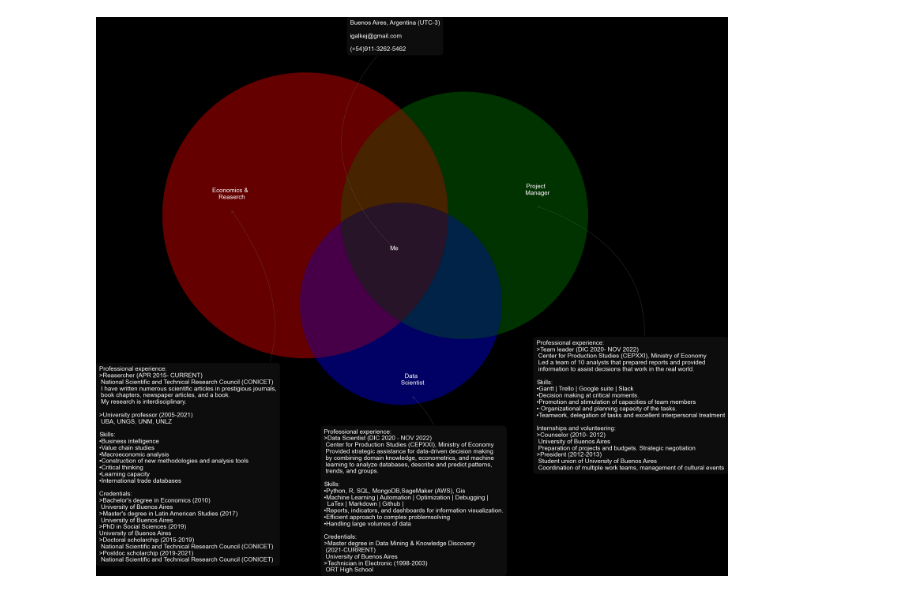
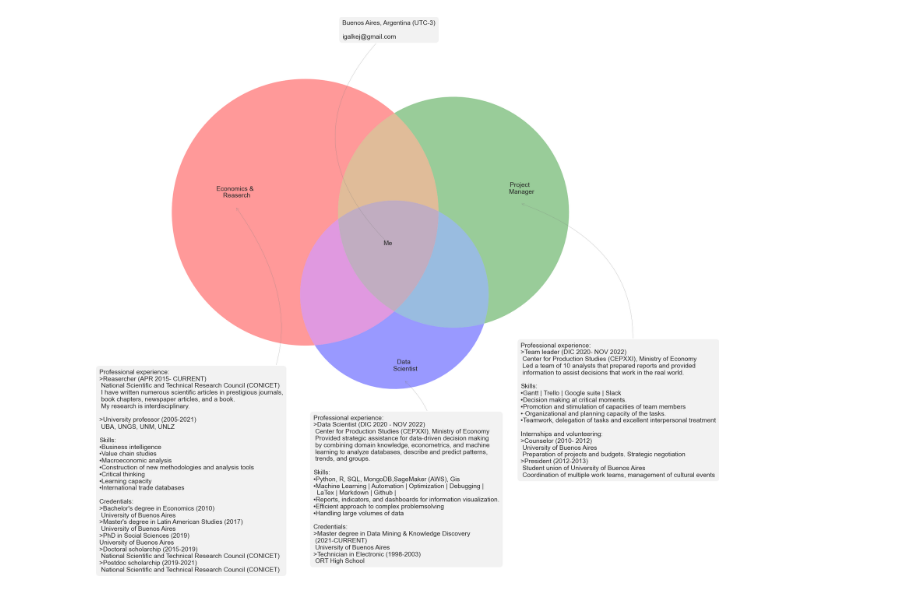
Before and after one commit to igalkej/igalkej, a Jupyter notebook: about_me.ipynb, the cells around one changed output. Saved outputs shown, nothing was run; the diff lists cells and outputs as text; code cells hidden in the pictures.

```diff
--- a/about_me.ipynb
+++ b/about_me.ipynb
@@ -3,9 +3,9 @@ from matplotlib import pyplot as plt
 from matplotlib_venn import venn3, venn3_circles, venn3_unweighted
 import numpy as np
 
-plt.style.use('dark_background')
-#plt.style.use('seaborn')
-params = {'figure.figsize': (20, 25),
+#plt.style.use('dark_background')
+plt.style.use('seaborn')
+params = {'figure.figsize': (18, 20),
               'axes.labelsize': 20,
               'axes.titlesize': 30,
               'xtick.labelsize': 20,
@@ -19,33 +19,34 @@ v = venn3_unweighted(subsets=(1, 1, 1, 1, 1, 1, 1),
 v.get_label_by_id('100').set_text("Economics & \n Reaserch")
 v.get_label_by_id('010').set_text("Project \n Manager")
 v.get_label_by_id('001').set_text("Data \n Scientist")
 v.get_label_by_id('101').set_text("")
 v.get_label_by_id('011').set_text("")
 v.get_label_by_id('110').set_text("")
 v.get_label_by_id('111').set_text("Me")
 
-about =  "Buenos Aires, Argentina (UTC-3)\n\nigalkej@gmail.com\n\n(+54)911-3262-5462"
+about =  "Buenos Aires, Argentina (UTC-3)\n\nigalkej@gmail.com"
 data_sc = "Professional experience:\n>Data Scientist (DIC 2020 - NOV 2022)\n Center for Production Studies (CEPXXI), Ministry of Economy\n Provided strategic assistance for data-driven decision making\n by combining domain knowledge, econometrics, and machine\n learning to analyze databases, describe and predict patterns,\n trends, and groups.\n\nSkills:\n•Python, R, SQL, MongoDB,SageMaker (AWS), Gis\n•Machine Learning | Automation | Optimization | Debugging |\n  LaTex | Markdown | Github |\n•Reports, indicators, and dashboards for information visualization.\n•Efficient approach to complex problemsolving\n•Handling large volumes of data\n\nCredentials:\n>Master degree in Data Mining & Knowledge Discovery\n (2021-CURRENT)\n University of Buenos Aires\n>Technician in Electronic (1998-2003)\n ORT High School"
 e_and_r = "Professional experience:\n>Reasercher (APR 2015- CURRENT)\n National Scientific and Technical Research Council (CONICET)\n I have written numerous scientific articles in prestigious journals,\n book chapters, newspaper articles, and a book.\n My research is interdisciplinary.\n\n>University professor (2005-2021)\n UBA, UNGS, UNM, UNLZ\n\nSkills:\n•Business intelligence\n•Value chain studies\n•Macroeconomic analysis\n•Construction of new methodologies and analysis tools\n•Critical thinking\n•Learning capacity\n•International trade databases\n\nCredentials:\n>Bachelor's degree in Economics (2010)\n University of Buenos Aires\n>Master's degree in Latin American Studies (2017)\n University of Buenos Aires\n>PhD in Social Sciences (2019)\nUniversity of Buenos Aires\n>Doctoral scholarchip (2015-2019)\n National Scientific and Technical Research Council (CONICET)\n>Postdoc scholarchip (2019-2021)\n National Scientific and Technical Research Council (CONICET)"
 
 pm="Professional experience:\n>Team leader (DIC 2020- NOV 2022)\n Center for Production Studies (CEPXXI), Ministry of Economy\n Led a team of 10 analysts that prepared reports and provided\n information to assist decisions that work in the real world.\n\nSkills:\n•Gantt | Trello | Google suite | Slack\n•Decision making at critical moments.\n•Promotion and stimulation of capacities of team members\n•·Organizational and planning capacity of the tasks.\n•Teamwork, delegation of tasks and excellent interpersonal treatment\n\nInternships and volunteering:\n>Counselor (2010- 2012)\n University of Buenos Aires\n Preparation of projects and budgets. Strategic negotiation\n>President (2012-2013)\n Student union of University of Buenos Aires\n Coordination of multiple work teams, management of cultural events"
 
+#pm="Professional experience:\n>Team leader (DIC 2020- NOV 2022)\n Center for Production Studies (CEPXXI),\n Ministry of Economy\n Led a team of 10 analysts that prepared\n reports and provided information to assist\n decisions that work in the real world.\n\nSkills:\n•Gantt | Trello | Google suite | Slack\n•Decision making at critical moments.\n•Promotion and stimulation\n of capacities of team members\n•Organizational and planning capacity of\n the tasks.\n•Teamwork, delegation of tasks and excellent\n interpersonal treatment\n\nInternships and volunteering:\n>Counselor (2010- 2012)\n University of Buenos Aires\n Preparation of projects and budgets.\n Strategic negotiation\n>President (2012-2013)\n Student union of University of Buenos Aires\n Coordination of multiple work teams,\n management of cultural events"
 
 
 for text in v.subset_labels:
     text.set_fontsize(14)
 
 plt.annotate(about, xy=v.get_label_by_id('111').get_position() - np.array([0, 0.0]), xytext=(-100,450),
              ha='left', textcoords='offset points', bbox=dict(boxstyle='round,pad=0.5', fc='gray', alpha=0.1),
              arrowprops=dict(arrowstyle='->', connectionstyle='arc3,rad=0.5',color='gray'),fontsize=14)
 plt.annotate(e_and_r, xy=v.get_label_by_id('100').get_position() - np.array([0, 0.05]), xytext=(-300,-800), ha='left',              textcoords='offset points', bbox=dict(boxstyle='round,pad=0.5', fc='gray', alpha=0.1),arrowprops=dict                  (arrowstyle='->', connectionstyle='arc3,rad=0.5',color='gray'),fontsize=14)
 plt.annotate(pm, xy=v.get_label_by_id('010').get_position() - np.array([0, 0.05]), xytext=(0,-600),
              ha='left', textcoords='offset points', bbox=dict(boxstyle='round,pad=0.5', fc='gray', alpha=0.1),
              arrowprops=dict(arrowstyle='->', connectionstyle='arc3,rad=0.5',color='gray'),fontsize=14)
 plt.annotate(data_sc, xy=v.get_label_by_id('001').get_position() - np.array([0, 0.05]), xytext=(-200,-400),
              ha='left', textcoords='offset points', bbox=dict(boxstyle='round,pad=0.5', fc='gray', alpha=0.1),
              arrowprops=dict(arrowstyle='->', connectionstyle='arc3,rad=0.5',color='gray'),fontsize=14)
-plt.savefig('aboutme2023tr5_dark.png', format='png', dpi=300, transparent=True)
+plt.savefig('aboutme2023tr6.png', format='png', dpi=300, transparent=True)
 plt.show()
 # %% [output]
-[figure, old version]
+[figure, new version]
```
Also changed, not shown: 3 other files.
